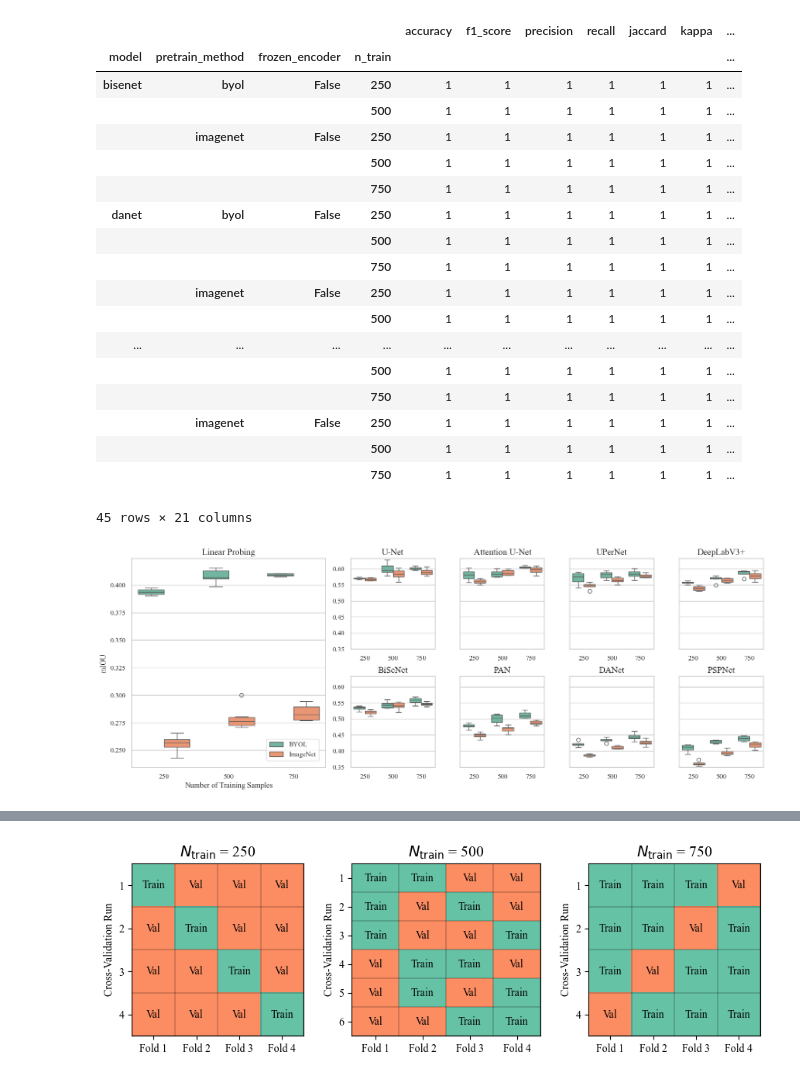
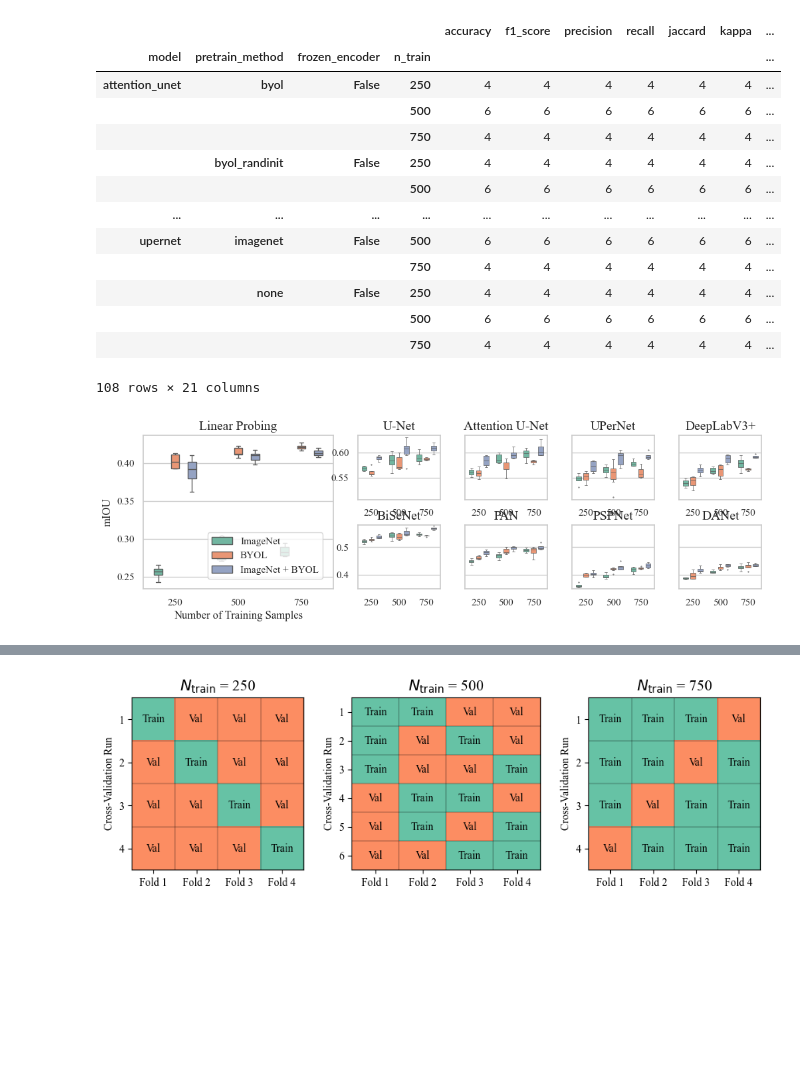
Before and after one commit to DakotaHester/ms-land-cover, a Jupyter notebook: pretrain_results.ipynb, the cells around one changed output, grey strips where cells are left out. Saved outputs shown, nothing was run; the diff lists cells and outputs as text; code cells hidden in the pictures; blank space fills up the shorter version.

Commit message:
Add a whole bunch of new figures

```diff
--- a/pretrain_results.ipynb
+++ b/pretrain_results.ipynb
@@ -8,6 +8,6 @@ import json
 
 plt.rcParams['font.family'] = "Times New Roman"
 # %%
-metrics_json_paths = glob(f'.{os.sep}logs{os.sep}finetune_20250707{os.sep}*{os.sep}*{os.sep}*{os.sep}*{os.sep}*{os.sep}*{os.sep}*{os.sep}assessment_metrics.json')
+metrics_json_paths = glob(f'.{os.sep}logs{os.sep}finetune_20250720{os.sep}*{os.sep}*{os.sep}*{os.sep}*{os.sep}*{os.sep}*{os.sep}*{os.sep}assessment_metrics.json')
 print(f'Found {len(metrics_json_paths)} metrics JSON files.')
 # %% [output]
@@ -72,23 +72,18 @@ metrics_df.groupby(['model', 'pretrain_method', 'frozen_encoder', 'n_train']).co
 # %% [output]
 |  |  |  |  | accuracy | f1_score | precision | recall | jaccard | kappa | ... |
 | model | pretrain_method | frozen_encoder | n_train |  |  |  |  |  |  | ... |
-| bisenet | byol | False | 250 | 1 | 1 | 1 | 1 | 1 | 1 | ... |
-|  |  |  | 500 | 1 | 1 | 1 | 1 | 1 | 1 | ... |
-|  | imagenet | False | 250 | 1 | 1 | 1 | 1 | 1 | 1 | ... |
-|  |  |  | 500 | 1 | 1 | 1 | 1 | 1 | 1 | ... |
-|  |  |  | 750 | 1 | 1 | 1 | 1 | 1 | 1 | ... |
-| danet | byol | False | 250 | 1 | 1 | 1 | 1 | 1 | 1 | ... |
-|  |  |  | 500 | 1 | 1 | 1 | 1 | 1 | 1 | ... |
-|  |  |  | 750 | 1 | 1 | 1 | 1 | 1 | 1 | ... |
-|  | imagenet | False | 250 | 1 | 1 | 1 | 1 | 1 | 1 | ... |
-|  |  |  | 500 | 1 | 1 | 1 | 1 | 1 | 1 | ... |
+| attention_unet | byol | False | 250 | 4 | 4 | 4 | 4 | 4 | 4 | ... |
+|  |  |  | 500 | 6 | 6 | 6 | 6 | 6 | 6 | ... |
+|  |  |  | 750 | 4 | 4 | 4 | 4 | 4 | 4 | ... |
+|  | byol_randinit | False | 250 | 4 | 4 | 4 | 4 | 4 | 4 | ... |
+|  |  |  | 500 | 6 | 6 | 6 | 6 | 6 | 6 | ... |
 | ... | ... | ... | ... | ... | ... | ... | ... | ... | ... | ... |
-|  |  |  | 500 | 1 | 1 | 1 | 1 | 1 | 1 | ... |
-|  |  |  | 750 | 1 | 1 | 1 | 1 | 1 | 1 | ... |
-|  | imagenet | False | 250 | 1 | 1 | 1 | 1 | 1 | 1 | ... |
-|  |  |  | 500 | 1 | 1 | 1 | 1 | 1 | 1 | ... |
-|  |  |  | 750 | 1 | 1 | 1 | 1 | 1 | 1 | ... |
+| upernet | imagenet | False | 500 | 6 | 6 | 6 | 6 | 6 | 6 | ... |
+|  |  |  | 750 | 4 | 4 | 4 | 4 | 4 | 4 | ... |
+|  | none | False | 250 | 4 | 4 | 4 | 4 | 4 | 4 | ... |
+|  |  |  | 500 | 6 | 6 | 6 | 6 | 6 | 6 | ... |
+|  |  |  | 750 | 4 | 4 | 4 | 4 | 4 | 4 | ... |
-45 rows × 21 columns
+108 rows × 21 columns
 # %%
 
 
@@ -121,9 +116,9 @@ from matplotlib.legend_handler import HandlerTuple
 sns.set_theme(style='whitegrid')
 plt.rcParams['font.family'] = 'times new roman'
 
-size = 6
-fig = plt.figure(figsize=(3*size, size))
-gs = fig.add_gridspec(2, 6, hspace=0.3, wspace=0.3)
+size = 3
+fig = plt.figure(figsize=(4*size, size))
+gs = fig.add_gridspec(2, 6, hspace=0.4, wspace=0.3)
 
 # Create the linear probe subplot (spans 2 rows)
 lp_ax = fig.add_subplot(gs[0:2, 0:2])
@@ -134,8 +129,8 @@ for j in range(2, 6):
     if j == 2:  # First subplot in top row
         ax = fig.add_subplot(gs[0, j])
     else:  # Share y-axis with first subplot
-        ax = fig.add_subplot(gs[0, j]) #, sharey=top_axes[0])
-        # ax = fig.add_subplot(gs[0, j])
+        # ax = fig.add_subplot(gs[0, j], sharey=top_axes[0])
+        ax = fig.add_subplot(gs[0, j])
     top_axes.append(ax)
 
 # Create bottom row axes with shared y-axis
@@ -145,8 +140,8 @@ for j in range(2, 6):
         # ax = fig.add_subplot(gs[1, j])
         ax = fig.add_subplot(gs[1, j]) #, sharey=top_axes[0])
     else:  # Share y-axis with first subplot
-        ax = fig.add_subplot(gs[1, j]) #, sharey=top_axes[0])
-        # ax = fig.add_subplot(gs[1, j])
+        # ax = fig.add_subplot(gs[1, j], sharey=bottom_axes[0])
+        ax = fig.add_subplot(gs[1, j])
     bottom_axes.append(ax)
 
 # Combine all axes for easy iteration
@@ -176,6 +171,7 @@ axes = top_axes + bottom_axes
 # metrics_df_temp = pd.concat([metrics_df_temp, synthetic_df], ignore_index=True)
 
 metrics_df_temp = metrics_df.copy()
+metrics_df_temp = metrics_df_temp.loc[metrics_df_temp['pretrain_method'] != 'none']
 
 # rename to proper model names (i.e., unet -> U-Net)
 metrics_df_temp['model'] = metrics_df_temp['model'].replace({
@@ -190,9 +186,13 @@ metrics_df_temp['model'] = metrics_df_temp['model'].replace({
 })
 
 metrics_df_temp['Pretrain Method'] = metrics_df_temp['pretrain_method'].replace({
-    'byol': 'BYOL',
+    'byol': 'ImageNet + BYOL',
     'imagenet': 'ImageNet',
+    'byol_randinit': 'BYOL'
 })
+metrics_df_temp['Pretrain Method'] = metrics_df_temp['Pretrain Method'].astype('category').cat.reorder_categories([
+    'ImageNet', 'BYOL', 'ImageNet + BYOL'
+], ordered=True)
 
 # Plot linear probe
 # sns.boxplot(data=metrics_df_temp[metrics_df_temp['model'] == 'linear_probe'],
@@ -200,7 +200,7 @@ metrics_df_temp['Pretrain Method'] = metrics_df_temp['pretrain_method'].replace(
 #             ax=lp_ax, palette='Set2', boxprops={'alpha': 0.4}, showfliers=False)
 sns.boxplot(data=metrics_df_temp[metrics_df_temp['model'] == 'linear_probe'],
                 x='n_train', y='macro_jaccard', hue='Pretrain Method',
-                ax=lp_ax, dodge=True, palette='Set2',)
+                ax=lp_ax, dodge=True, palette='Set2', gap=0.5)
 lp_ax.set_title('Linear Probing')
 lp_ax.set_xlabel('Number of Training Samples')
 lp_ax.set_ylabel('mIOU')
@@ -234,37 +234,47 @@ for i, (ax, model) in enumerate(zip(axes, model_list)):
         # subset['macro_jaccard'] = subset['macro_jaccard'] + 0.2
 
     # sns.boxplot(data=subset, x='n_train', y='macro_jaccard', hue='Pretrain Method',
     #             ax=ax, palette='Set2', boxprops={'alpha': 0.4}, showfliers=False, legend=False)
     sns.boxplot(data=subset, x='n_train', y='macro_jaccard', hue='Pretrain Method',
                   ax=ax, dodge=True, palette='Set2',
-                    legend=False)
+                    legend=False, gap=0.3, fliersize=0.5, linewidth=0.5)
 
     ax.set_title(f'{model}')
     ax.set_xlabel('')
 
     # Only show y-label on leftmost plots of each row
     # if ax in [top_axes[0], bottom_axes[0]]:
-        # ax.set_ylabel('mIOU')
+    #     ax.set_ylabel('mIOU')
     # else:
     ax.set_ylabel('')
 
+top_axes = axes[:4]
+bottom_axes = axes[4:]
 
-y_max = max(ax.get_ylim()[1] for ax in axes if ax.get_ylim()[1] is not None)
-y_min = min(ax.get_ylim()[0] for ax in axes if ax.get_ylim()[0] is not None)
-for i, ax in enumerate(axes):
-    ax.set_ylim(y_min, y_max)
+
+y_max_top = max(ax.get_ylim()[1] for ax in top_axes if ax.get_ylim()[1] is not None)
+y_min_top = min(ax.get_ylim()[0] for ax in top_axes if ax.get_ylim()[0] is not None)
+for i, ax in enumerate(top_axes):
+    ax.set_ylim(y_min_top, y_max_top)
     if i not in [0, 4]:
         ax.set_yticklabels([])
         # make ax a little wider
 
     figw = fig.get_size_inches()[0]
     # ax.set_size(3*size, size)
 
+y_max_bottom = max(ax.get_ylim()[1] for ax in bottom_axes if ax.get_ylim()[1] is not None)
+y_min_bottom = min(ax.get_ylim()[0] for ax in bottom_axes if ax.get_ylim()[0] is not None)
+for i, ax in enumerate(bottom_axes):
+    ax.set_ylim(y_min_bottom, y_max_bottom)
+    if i not in [0, 4]:
+        ax.set_yticklabels([])
+
 # increase text size of titles and labels
 for ax in axes:
     ax.title.set_fontsize(14)
 lp_ax.title.set_fontsize(14)
 
 fig.tight_layout()
 # %% [output]
-[figure, old version]
+[figure, new version]
```
Also changed, not shown: parts of 4 cells of this notebook, 24 other files.
